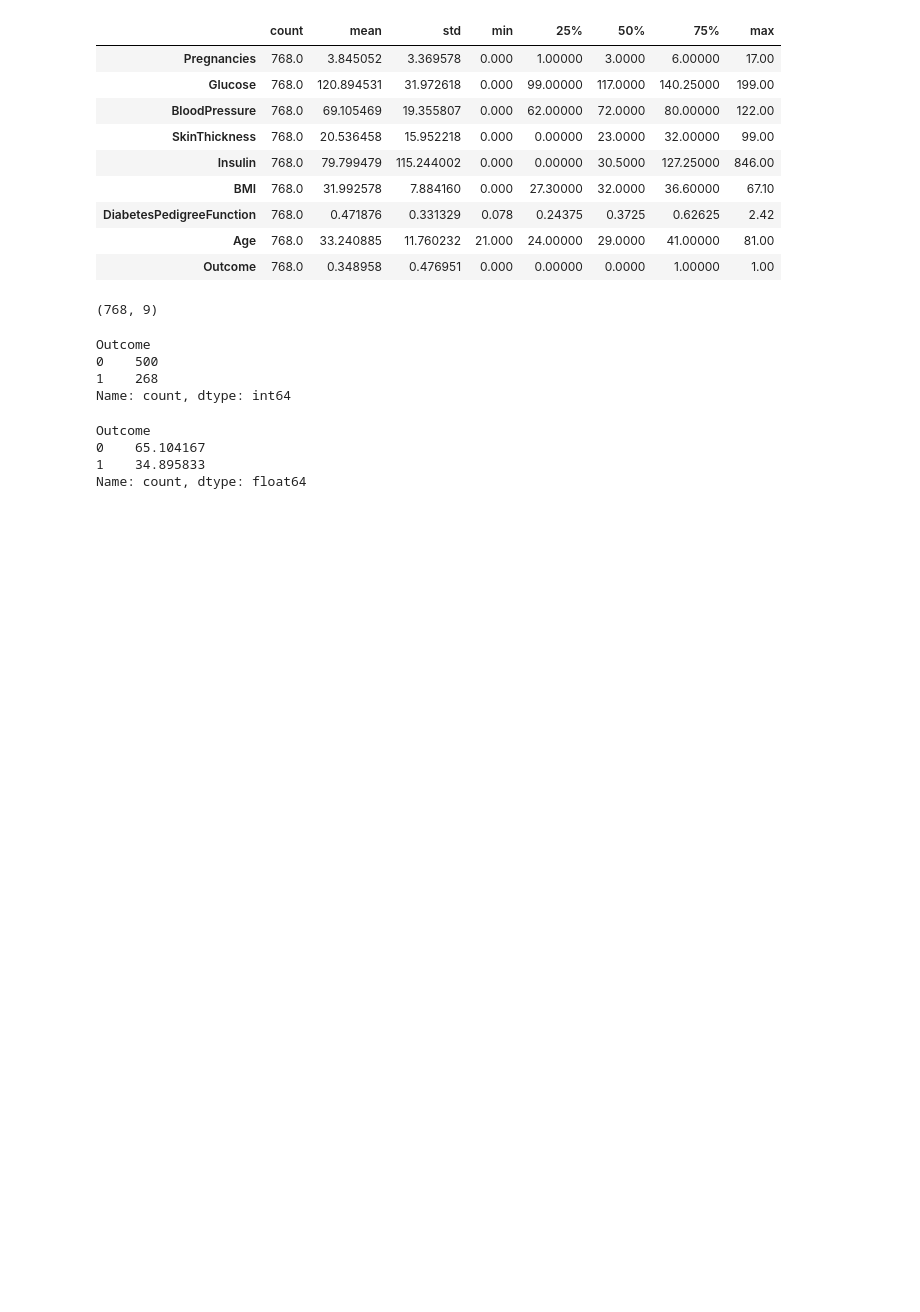
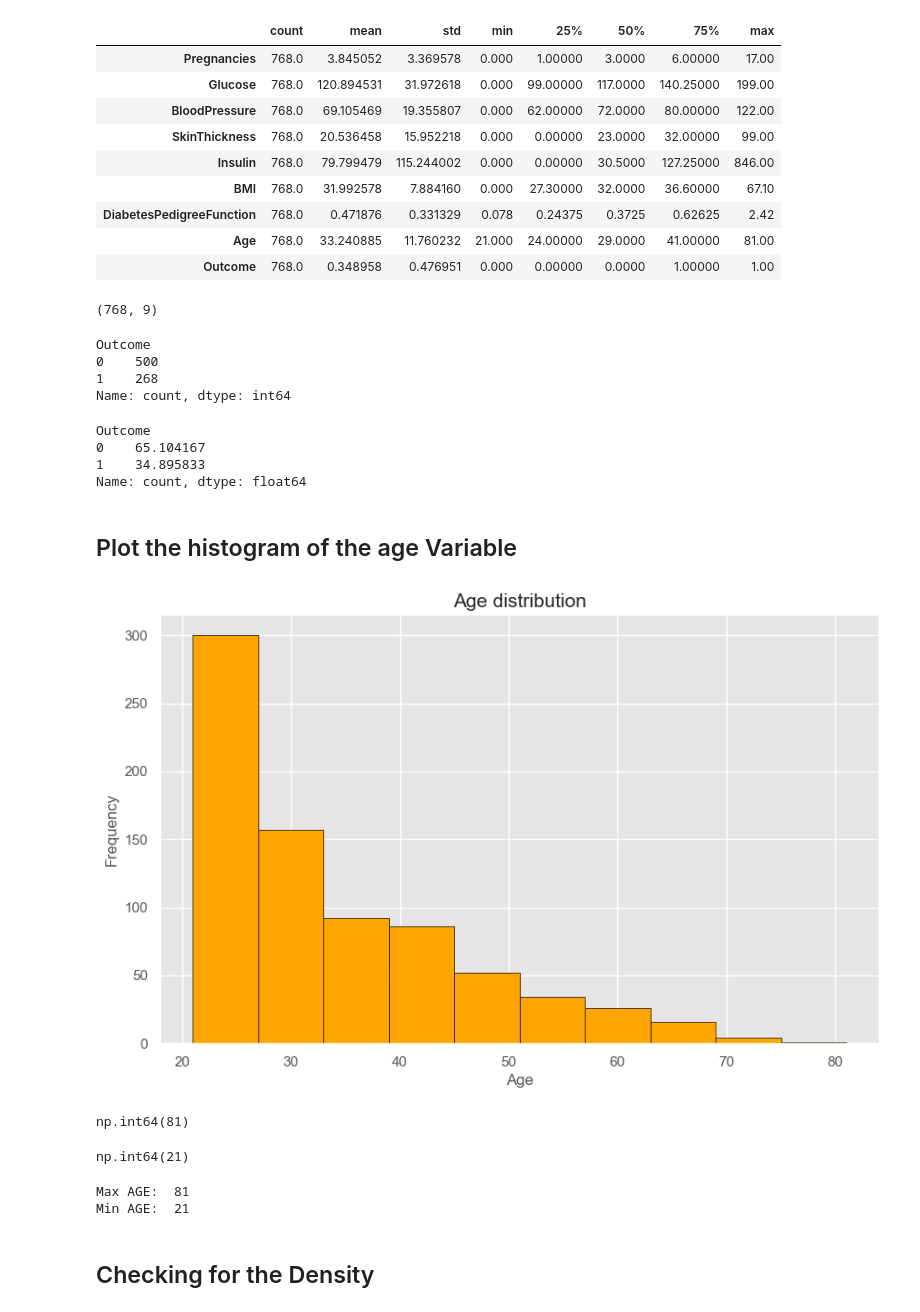
Before and after one commit to vikasjangidmk/A-Machine-Learning-Approach-to-Diabetes-Prediction-Performance-Comparison-of-Multiple-Classifiers, a Jupyter notebook: Notebook.ipynb, the cells around one changed output. Cells and saved outputs as stored; diff of their text form; code cells hidden in the pictures; blank space fills up the shorter version.

```diff
--- a/Notebook.ipynb
+++ b/Notebook.ipynb
@@ -109,3 +111,31 @@ Outcome
 0    65.104167
 1    34.895833
 Name: count, dtype: float64
+# %% [markdown]
+## Plot the histogram of the age Variable
+# %%
+plt.figure(figsize=(10,6))
+plt.xlabel('Age', fontsize=12)
+plt.ylabel('Frequency', fontsize=12)
+plt.title('Age distribution', fontsize=15)
+#df['Age'].plot.hist(bins = 40)
+plt.hist(df['Age'],color = 'orange', edgecolor = 'black')
+plt.show()
+# %% [output]
+[figure, added]
+# %%
+df['Age'].max()
+# %% [output]
+np.int64(81)
+# %%
+df['Age'].min()
+# %% [output]
+np.int64(21)
+# %%
+print("Max AGE: ", df['Age'].max())
+print("Min AGE: ", df['Age'].min())
+# %% [output]
+Max AGE:  81
+Min AGE:  21
+# %% [markdown]
+## Checking for the Density
```
Also changed, not shown: parts of 16 cells of this notebook.
